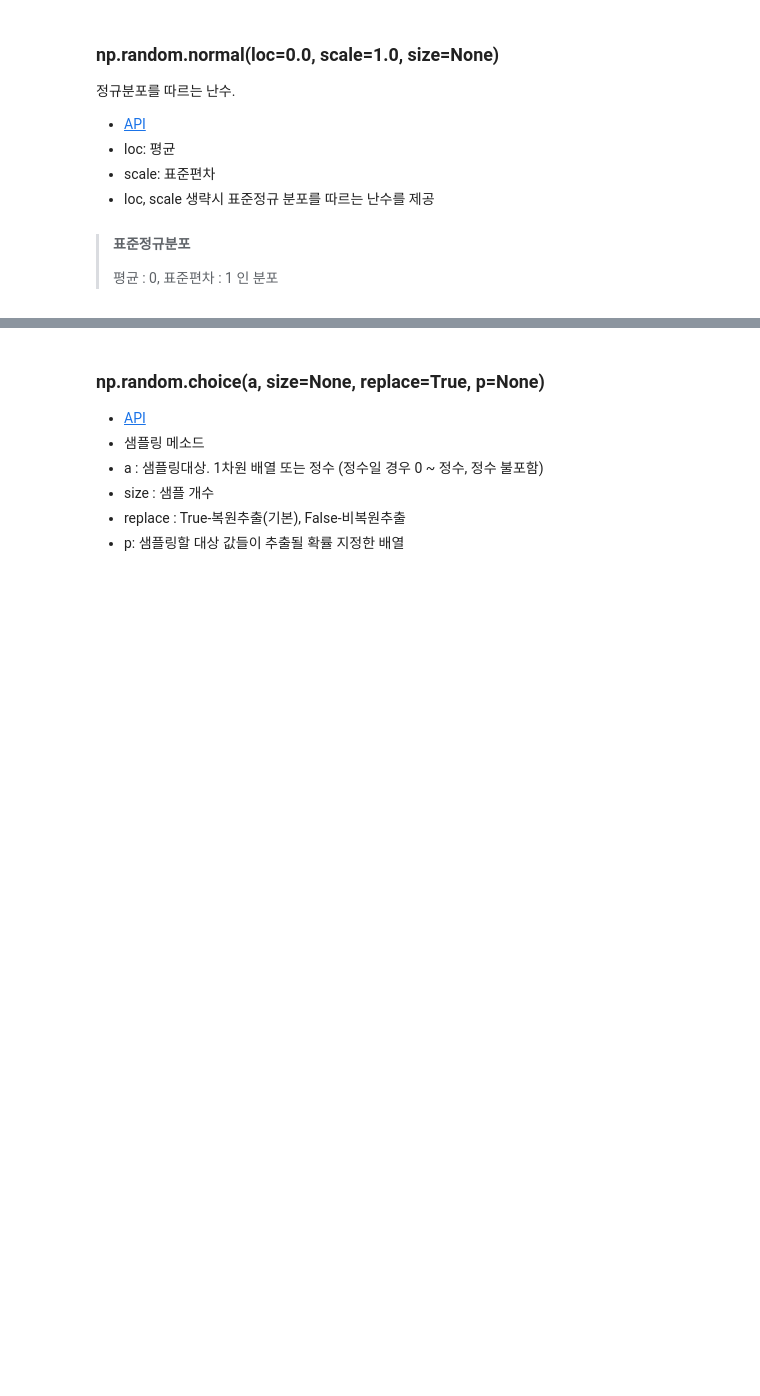
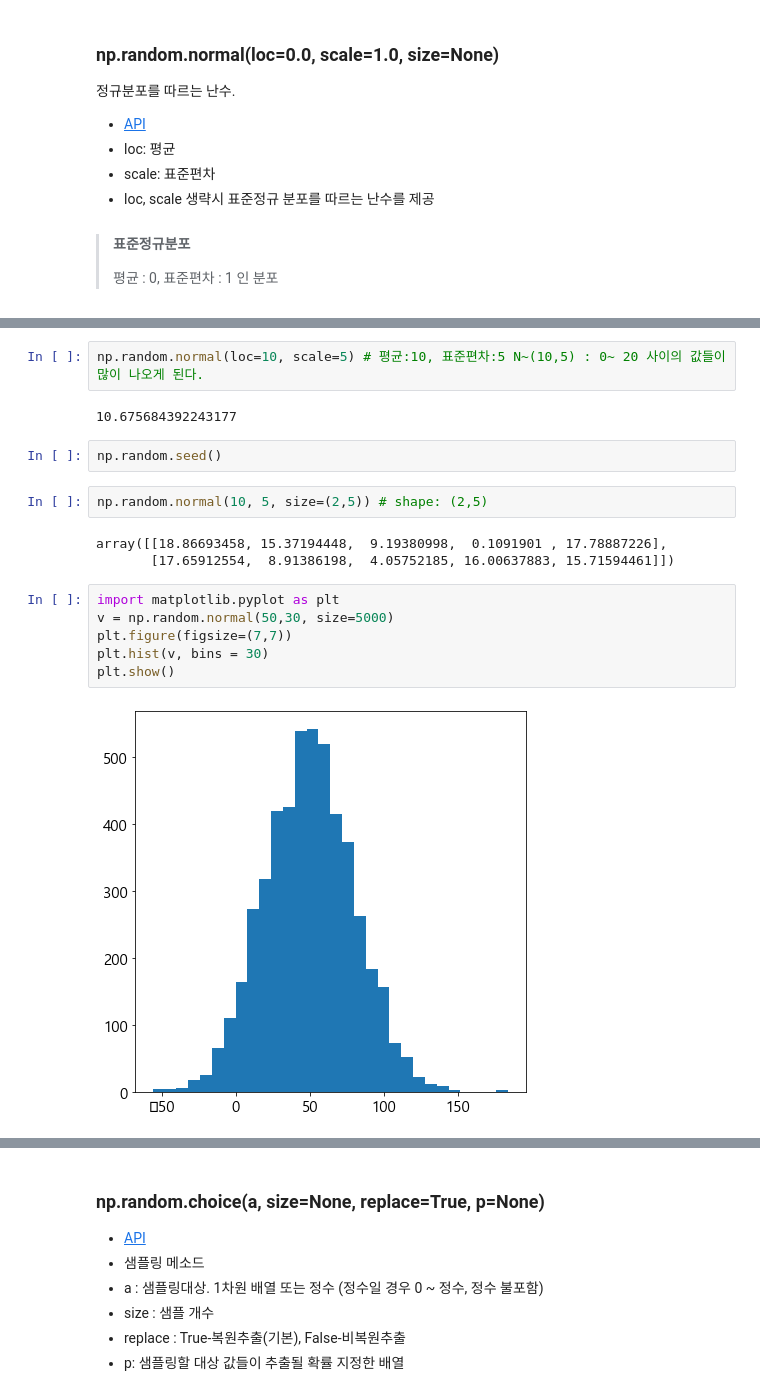
Before and after one commit to Hello-Worker/TIL, a Jupyter notebook: Numpy/01-Numpy생성_.ipynb, the cells around one changed output, grey strips where cells are left out. Saved outputs shown, nothing was run; the diff lists cells and outputs as text; blank space fills up the shorter version.

```diff
--- a/Numpy/01-Numpy생성_.ipynb
+++ b/Numpy/01-Numpy생성_.ipynb
@@ -581,0 +586,19 @@ import numpy as np
+# %%
+np.random.normal(loc=10, scale=5) # 평균:10, 표준편차:5 N~(10,5) : 0~ 20 사이의 값들이 많이 나오게 된다.
+# %% [output]
+10.675684392243177
+# %%
+np.random.seed()
+# %%
+np.random.normal(10, 5, size=(2,5)) # shape: (2,5)
+# %% [output]
+array([[18.86693458, 15.37194448,  9.19380998,  0.1091901 , 17.78887226],
+       [17.65912554,  8.91386198,  4.05752185, 16.00637883, 15.71594461]])
+# %%
+import matplotlib.pyplot as plt
+v = np.random.normal(50,30, size=5000)
+plt.figure(figsize=(7,7))
+plt.hist(v, bins = 30)
+plt.show()
+# %% [output]
+[figure, added]
```
Also changed, not shown: parts of 23 cells of this notebook.
